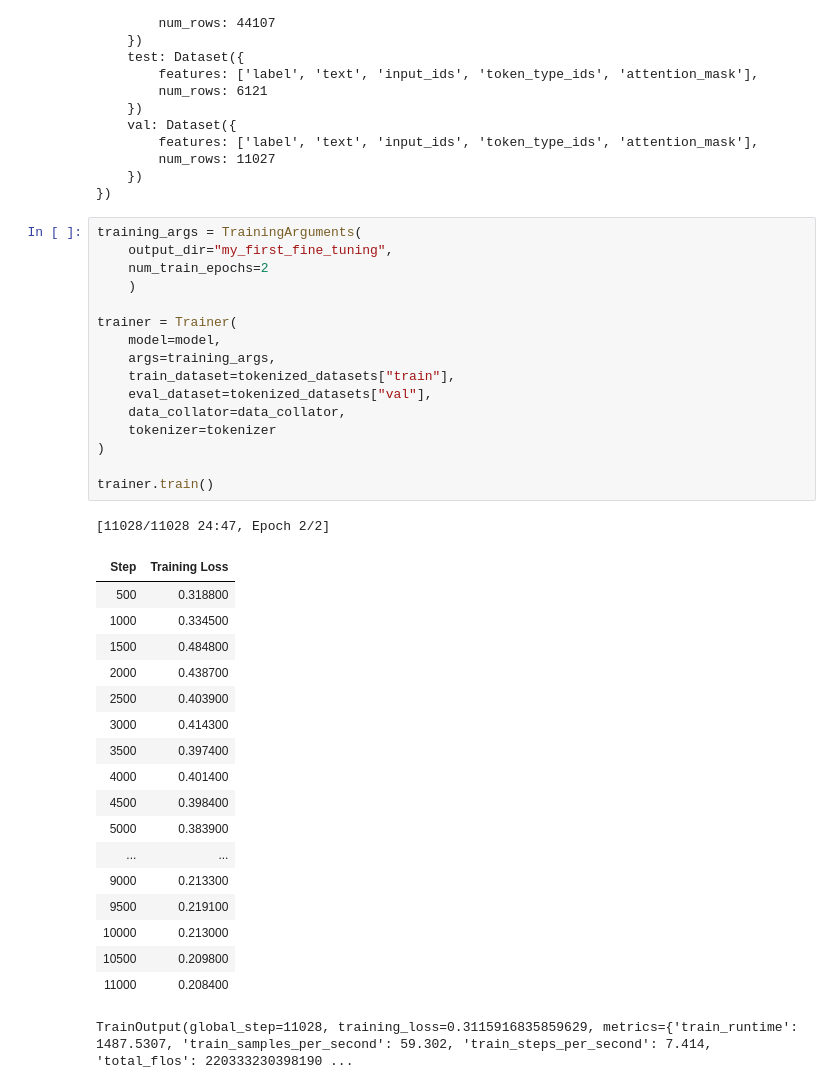
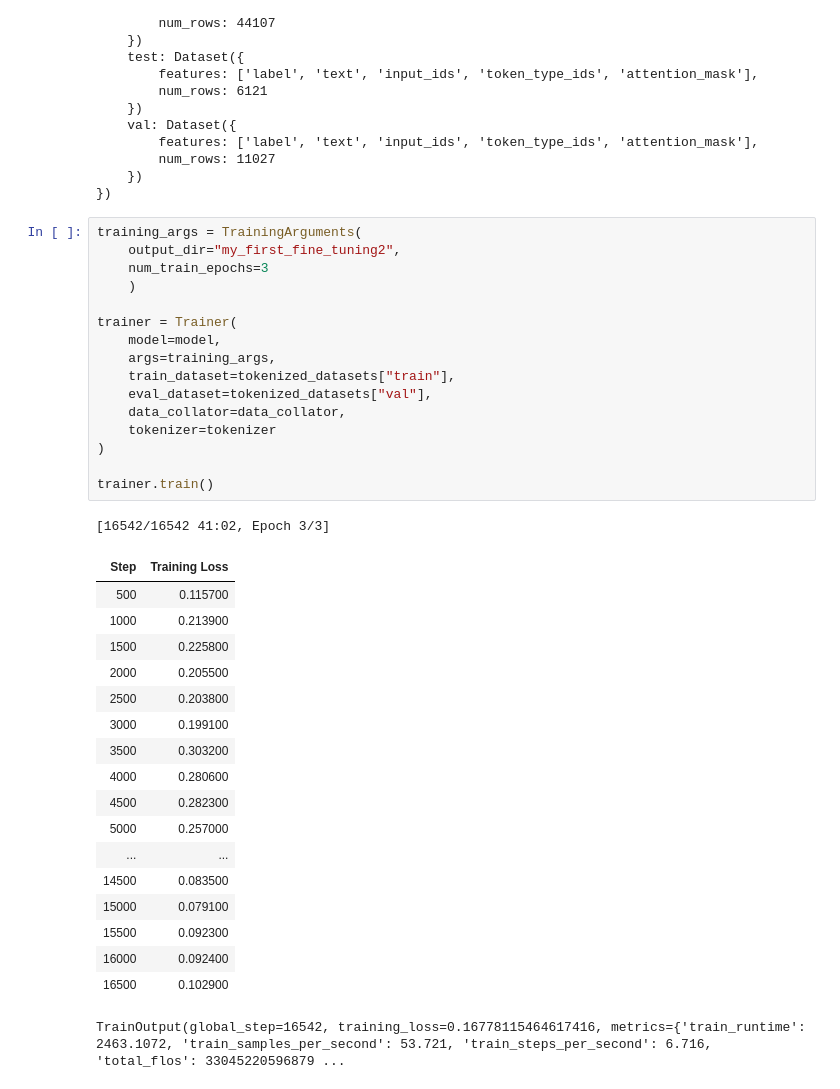
Before and after one commit to minturtle/fine-tuning-practice, a Jupyter notebook: Untitled0_ipynb의_사본.ipynb, the cells around one changed output. Cells and saved outputs as stored; diff of their text form.

Commit message:
epoch 3 학습(loss률 0.57)

```diff
--- a/Untitled0_ipynb의_사본.ipynb
+++ b/Untitled0_ipynb의_사본.ipynb
@@ -73,40 +73,40 @@ DatasetDict({
 })
 # %%
 training_args = TrainingArguments(
-    output_dir="my_first_fine_tuning",
-    num_train_epochs=2
+    output_dir="my_first_fine_tuning2",
+    num_train_epochs=3
     )
 
 trainer = Trainer(
     model=model,
     args=training_args,
     train_dataset=tokenized_datasets["train"],
     eval_dataset=tokenized_datasets["val"],
     data_collator=data_collator,
     tokenizer=tokenizer
 )
 
 trainer.train()
 # %% [output]
-[11028/11028 24:47, Epoch 2/2]
+[16542/16542 41:02, Epoch 3/3]
 | Step | Training Loss |
-| 500 | 0.318800 |
-| 1000 | 0.334500 |
-| 1500 | 0.484800 |
-| 2000 | 0.438700 |
-| 2500 | 0.403900 |
-| 3000 | 0.414300 |
-| 3500 | 0.397400 |
-| 4000 | 0.401400 |
-| 4500 | 0.398400 |
-| 5000 | 0.383900 |
+| 500 | 0.115700 |
+| 1000 | 0.213900 |
+| 1500 | 0.225800 |
+| 2000 | 0.205500 |
+| 2500 | 0.203800 |
+| 3000 | 0.199100 |
+| 3500 | 0.303200 |
+| 4000 | 0.280600 |
+| 4500 | 0.282300 |
+| 5000 | 0.257000 |
 | ... | ... |
-| 9000 | 0.213300 |
-| 9500 | 0.219100 |
-| 10000 | 0.213000 |
-| 10500 | 0.209800 |
-| 11000 | 0.208400 |
+| 14500 | 0.083500 |
+| 15000 | 0.079100 |
+| 15500 | 0.092300 |
+| 16000 | 0.092400 |
+| 16500 | 0.102900 |
-TrainOutput(global_step=11028, training_loss=0.3115916835859629, metrics={'train_runtime': 1487.5307, 'train_samples_per_second': 59.302, 'train_steps_per_second': 7.414, 'total_flos': 220333230398190 ...
+TrainOutput(global_step=16542, training_loss=0.16778115464617416, metrics={'train_runtime': 2463.1072, 'train_samples_per_second': 53.721, 'train_steps_per_second': 6.716, 'total_flos': 33045220596879 ...
 # %%
 trainer.evaluate(eval_dataset=tokenized_datasets["test"])
 # %% [output]
```
Also changed, not shown: parts of 3 cells of this notebook.
